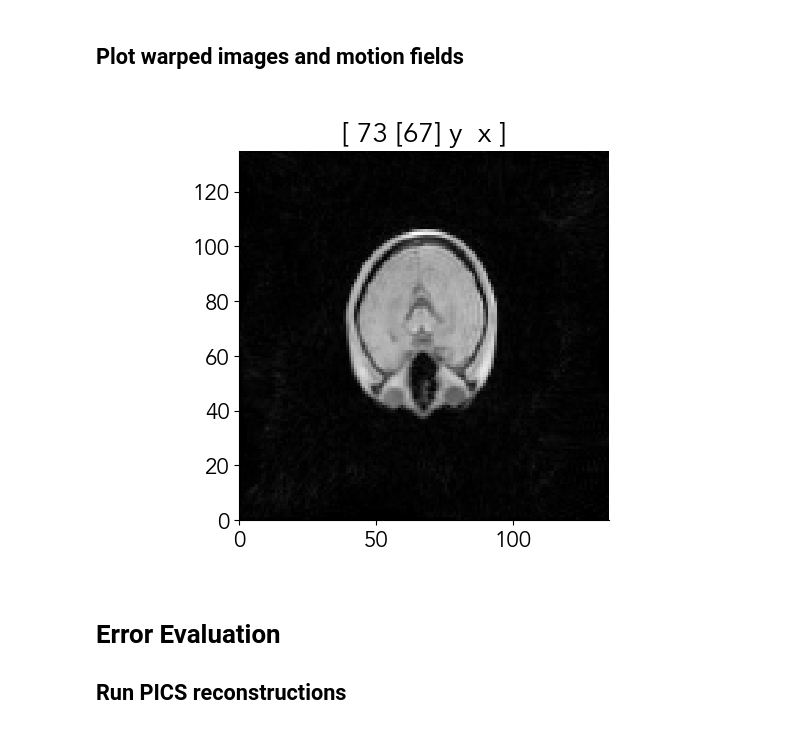
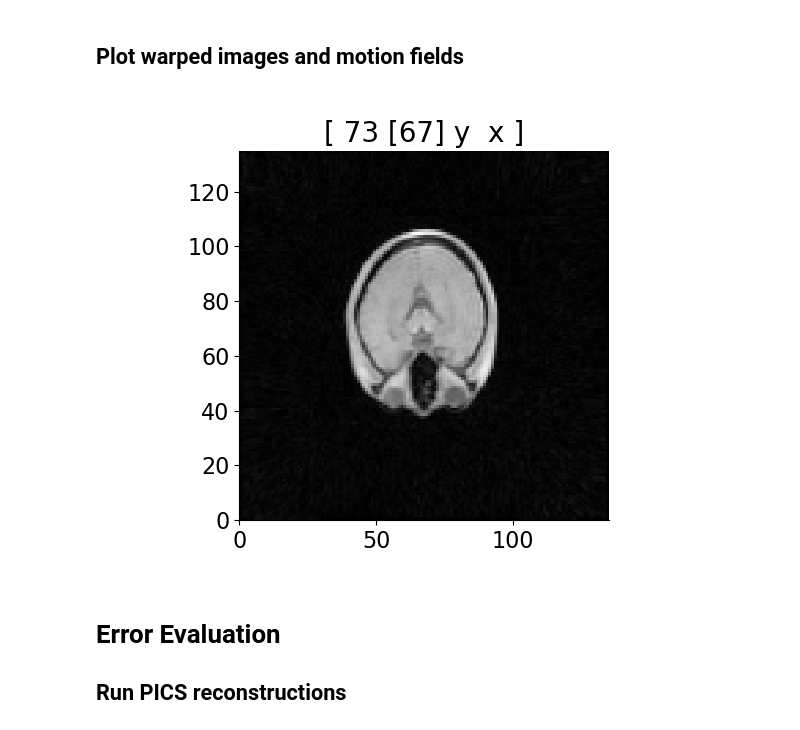
Before and after one commit to mikgroup/nonrigid-motion-bpt, a Jupyter notebook: examples/bpt_motus_example.ipynb, the cells around one changed output. Saved outputs shown, nothing was run; the diff lists cells and outputs as text; code cells hidden in the pictures.

```diff
--- a/examples/bpt_motus_example.ipynb
+++ b/examples/bpt_motus_example.ipynb
@@ -9,7 +9,7 @@
 %matplotlib widget
 
 %env CUDA_DEVICE_ORDER=PCI_BUS_ID
-%env CUDA_VISIBLE_DEVICES=1
+%env CUDA_VISIBLE_DEVICES=3
 !export BART_CPU_ONLY=1
 !export CUDA_LAUNCH_BLOCKING=1
 
@@ -34,7 +34,7 @@ plt.rcParams.update({
     'ytick.labelsize': 16,              # Increase y-tick label size
     "text.usetex": False,                # Enable LaTeX
     'legend.fontsize': 12,
-    'font.family': 'Avenir' # Avenir font
+    'font.family': 'sans-serif' # Avenir font
 })
 # %% [output]
 The autoreload extension is already loaded. To reload it, use:
@@ -335,9 +245,9 @@ calib_warp.warped_frames.shape, calib_warp.full_motion_field.shape
 ## Plot warped images and motion fields
 # %%
 from bpt_motus.viz import ImageQuiverPlot
-iqp = ImageQuiverPlot(calib_warp.warped_frames.detach().cpu().numpy(), calib_warp.full_motion_field.detach().cpu().numpy(), step=10, scale=10, apply_mask=True, mask_thresh=0.1)
+iqp = ImageQuiverPlot(calib_warp.warped_frames.detach().cpu().numpy(), calib_warp.full_motion_field.detach().cpu().numpy(), save_basename="sag_bpt_motus_cts_4816_l1_5", step=5, scale=10, apply_mask=True, mask_thresh=0.1)
 # %% [output]
-[figure, old version]
+[figure, new version]
 # %% [markdown]
 # Error Evaluation
 ## Run PICS reconstructions
```
Also changed, not shown: parts of 16 cells of this notebook, 3 other files.
